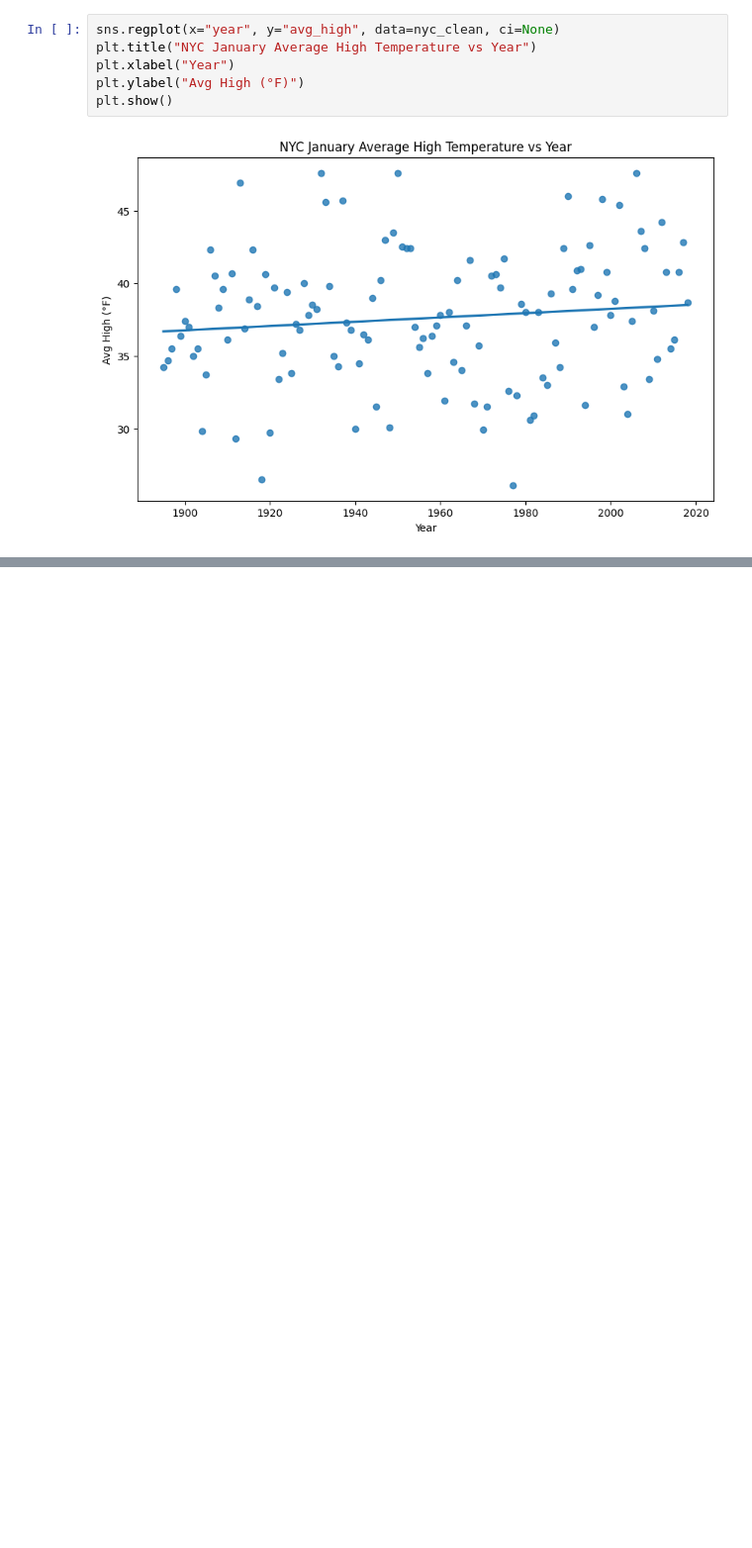
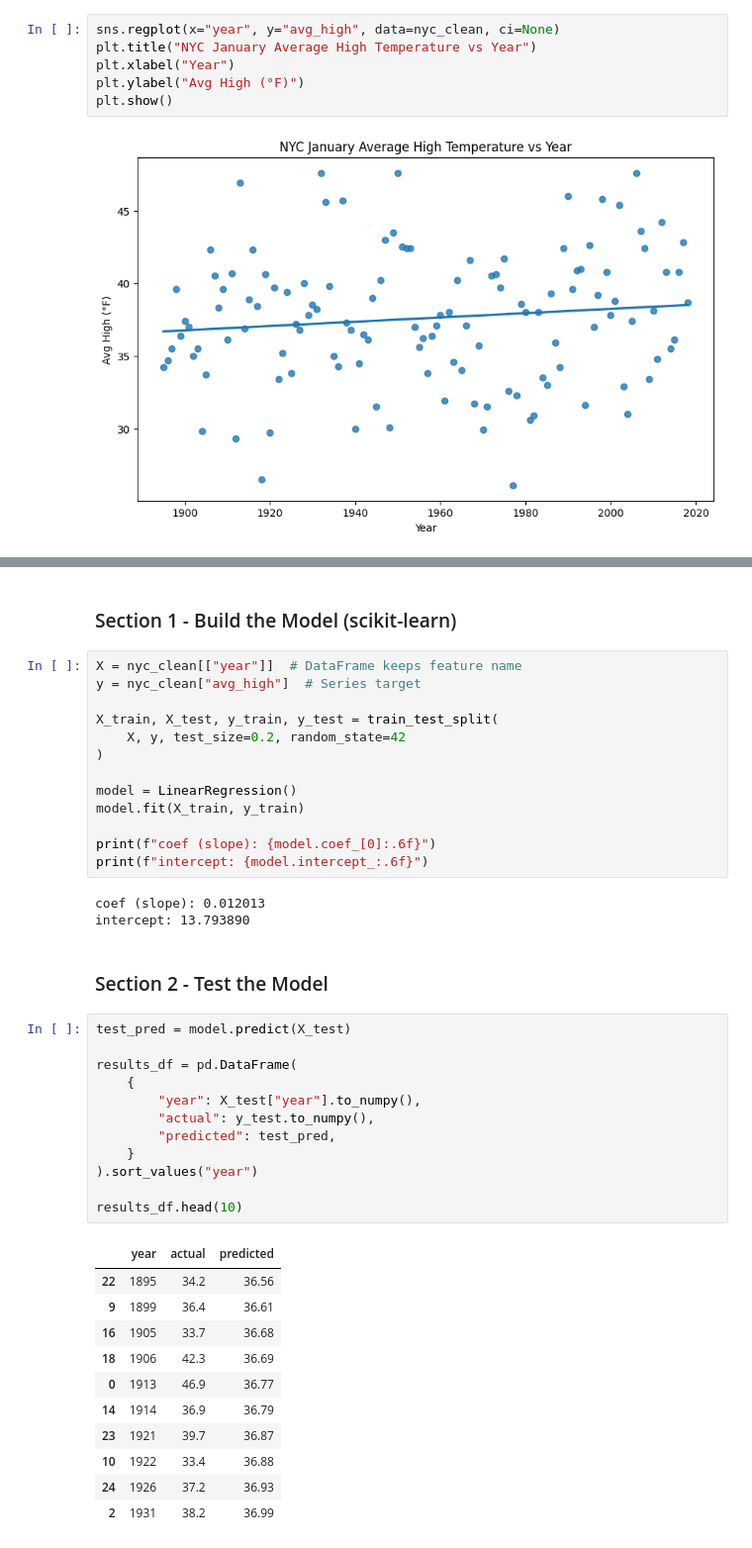
Before and after one commit to gracetulsi/datafun-07-ml, a Jupyter notebook: notebooks/gracetulsi_ml.ipynb, the cells around one changed output, grey strips where cells are left out. Shown at 99% size. Saved outputs shown, nothing was run; the diff lists cells and outputs as text; blank space fills up the shorter version.

```diff
--- a/notebooks/gracetulsi_ml.ipynb
+++ b/notebooks/gracetulsi_ml.ipynb
@@ -176,0 +183,44 @@ plt.show()
+# %% [markdown]
+### Section 1 - Build the Model (scikit-learn)
+# %%
+X = nyc_clean[["year"]]  # DataFrame keeps feature name
+y = nyc_clean["avg_high"]  # Series target
+
+X_train, X_test, y_train, y_test = train_test_split(
+    X, y, test_size=0.2, random_state=42
+)
+
+model = LinearRegression()
+model.fit(X_train, y_train)
+
+print(f"coef (slope): {model.coef_[0]:.6f}")
+print(f"intercept: {model.intercept_:.6f}")
+# %% [output]
+coef (slope): 0.012013
+intercept: 13.793890
+# %% [markdown]
+### Section 2 - Test the Model
+# %%
+test_pred = model.predict(X_test)
+
+results_df = pd.DataFrame(
+    {
+        "year": X_test["year"].to_numpy(),
+        "actual": y_test.to_numpy(),
+        "predicted": test_pred,
+    }
+).sort_values("year")
+
+results_df.head(10)
+# %% [output]
+|  | year | actual | predicted |
+| 22 | 1895 | 34.2 | 36.56 |
+| 9 | 1899 | 36.4 | 36.61 |
+| 16 | 1905 | 33.7 | 36.68 |
+| 18 | 1906 | 42.3 | 36.69 |
+| 0 | 1913 | 46.9 | 36.77 |
+| 14 | 1914 | 36.9 | 36.79 |
+| 23 | 1921 | 39.7 | 36.87 |
+| 10 | 1922 | 33.4 | 36.88 |
+| 24 | 1926 | 37.2 | 36.93 |
+| 2 | 1931 | 38.2 | 36.99 |
```
Also changed, not shown: parts of 7 cells of this notebook.
